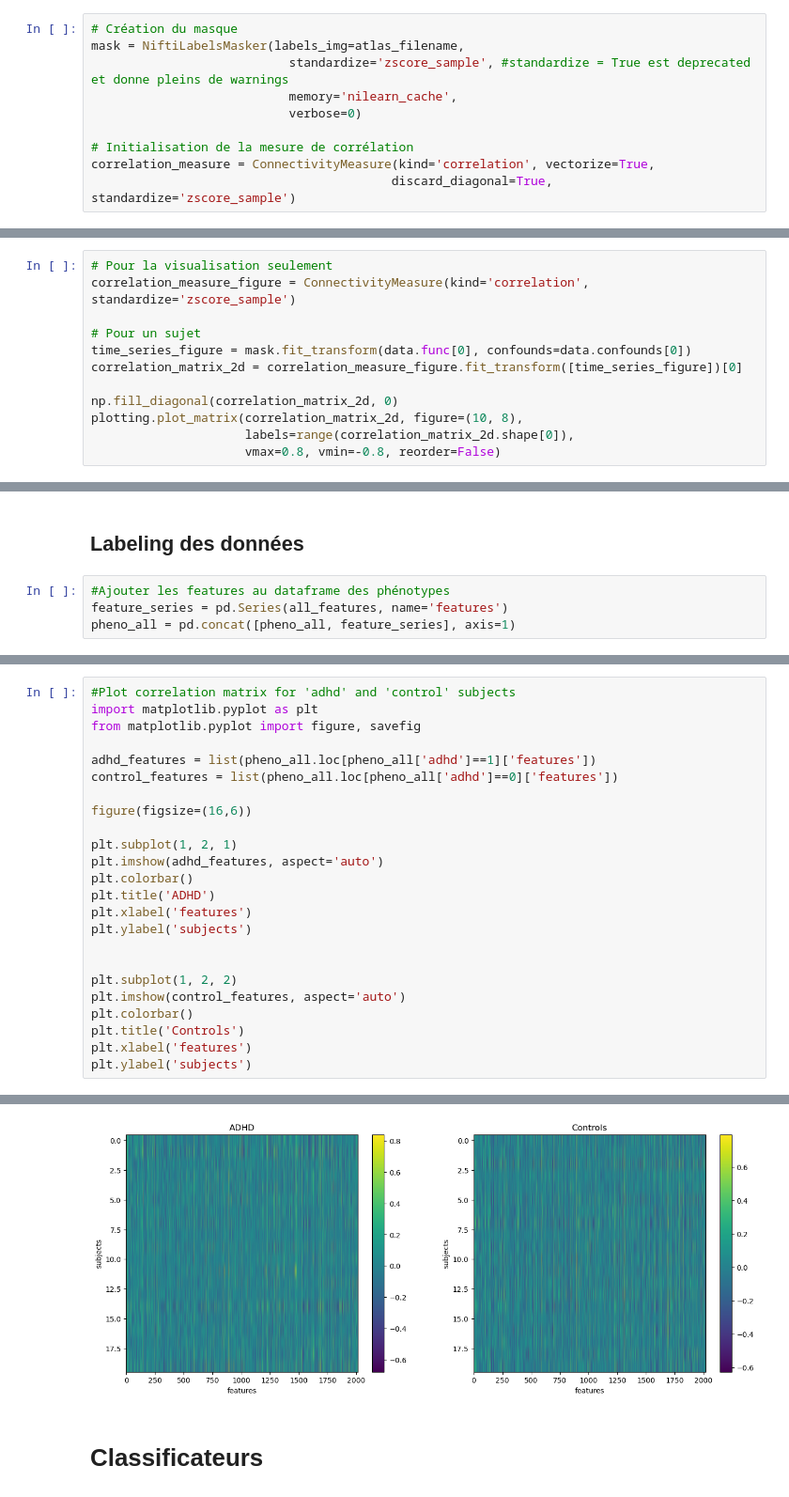
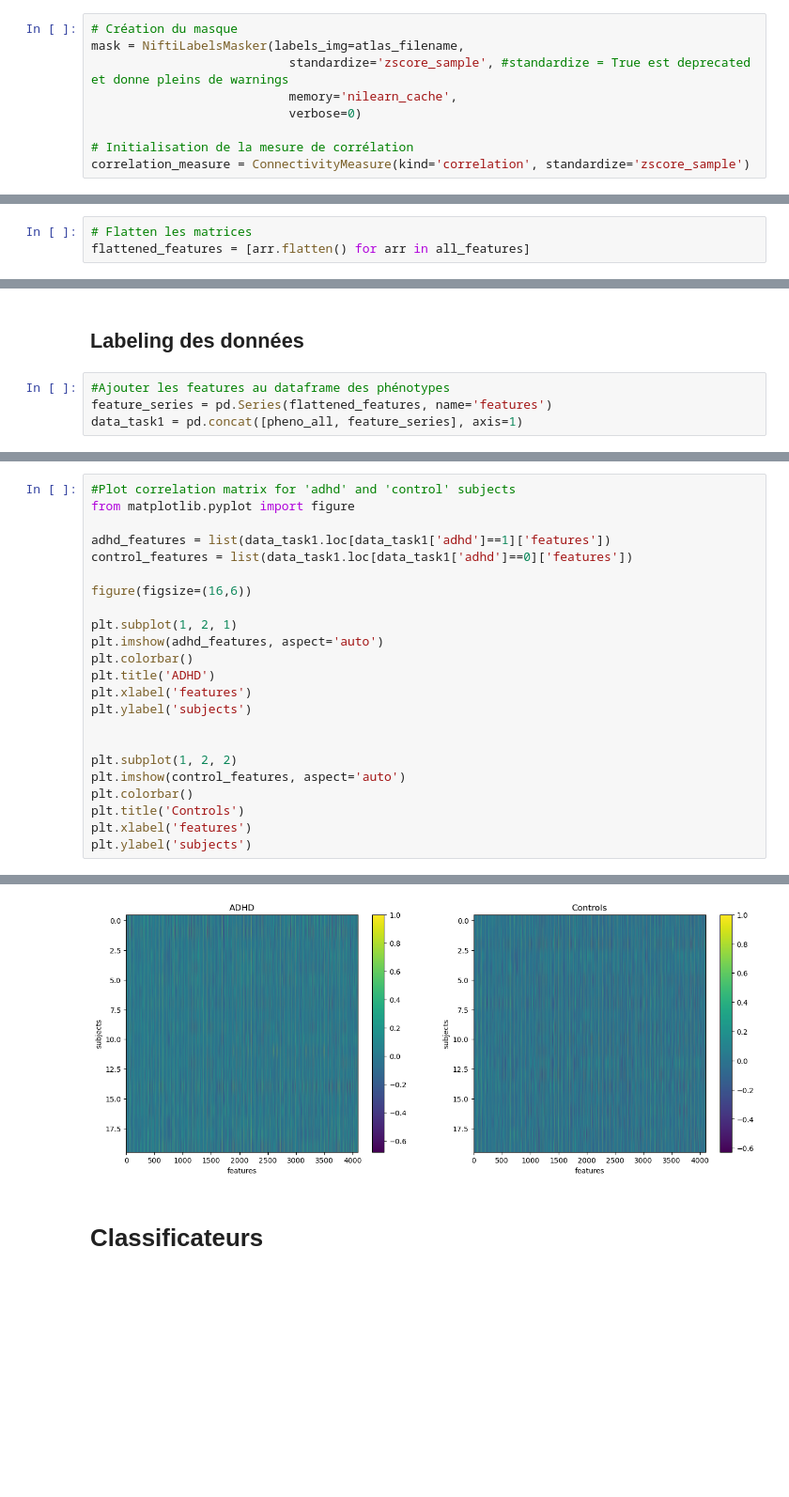
Before and after one commit to psy3019-6973-2026/Nguyen_ProjetFinal, a Jupyter notebook: projet_final.ipynb, the cells around one changed output, grey strips where cells are left out. Shown at 94% size. Drawn from its saved outputs; the diff is of its cells as text; blank space fills up the shorter version.

```diff
--- a/projet_final.ipynb
+++ b/projet_final.ipynb
@@ -198,5 +198,4 @@ mask = NiftiLabelsMasker(labels_img=atlas_filename,
                            verbose=0)
 
 # Initialisation de la mesure de corrélation
-correlation_measure = ConnectivityMeasure(kind='correlation', vectorize=True,
-                                         discard_diagonal=True, standardize='zscore_sample')
+correlation_measure = ConnectivityMeasure(kind='correlation', standardize='zscore_sample')
@@ -221,12 +206,0 @@ Pour mon projet, je préfère donc utiliser la mesure de connectivité sans la d
-# %%
-# Pour la visualisation seulement
-correlation_measure_figure = ConnectivityMeasure(kind='correlation', standardize='zscore_sample')
-
-# Pour un sujet
-time_series_figure = mask.fit_transform(data.func[0], confounds=data.confounds[0])
-correlation_matrix_2d = correlation_measure_figure.fit_transform([time_series_figure])[0]
-
-np.fill_diagonal(correlation_matrix_2d, 0)
-plotting.plot_matrix(correlation_matrix_2d, figure=(10, 8),
-                     labels=range(correlation_matrix_2d.shape[0]),
-                     vmax=0.8, vmin=-0.8, reorder=False)
@@ -235,0 +220,3 @@ plotting.plot_matrix(correlation_matrix_2d, figure=(10, 8),
+# %%
+# Flatten les matrices
+flattened_features = [arr.flatten() for arr in all_features]
@@ -269,6 +266,6 @@ plot_connectome(correlation_matrix_2d, label_coordinates,
 ## Labeling des données
 # %%
 #Ajouter les features au dataframe des phénotypes
-feature_series = pd.Series(all_features, name='features')
-pheno_all = pd.concat([pheno_all, feature_series], axis=1)
+feature_series = pd.Series(flattened_features, name='features')
+data_task1 = pd.concat([pheno_all, feature_series], axis=1)
 # %%
@@ -278,30 +275,29 @@ pheno_all.to_csv(path, index=False)
 # %%
 #Plot correlation matrix for 'adhd' and 'control' subjects
-import matplotlib.pyplot as plt
-from matplotlib.pyplot import figure, savefig
+from matplotlib.pyplot import figure
 
-adhd_features = list(pheno_all.loc[pheno_all['adhd']==1]['features'])
-control_features = list(pheno_all.loc[pheno_all['adhd']==0]['features'])
+adhd_features = list(data_task1.loc[data_task1['adhd']==1]['features'])
+control_features = list(data_task1.loc[data_task1['adhd']==0]['features'])
 
 figure(figsize=(16,6))
 
 plt.subplot(1, 2, 1)
 plt.imshow(adhd_features, aspect='auto')
 plt.colorbar()
 plt.title('ADHD')
 plt.xlabel('features')
 plt.ylabel('subjects')
 
 
 plt.subplot(1, 2, 2)
 plt.imshow(control_features, aspect='auto')
 plt.colorbar()
 plt.title('Controls')
 plt.xlabel('features')
 plt.ylabel('subjects')
 # %% [output]
 Text(0, 0.5, 'subjects')
-[figure, old version]
+[figure, new version]
 # %% [markdown]
 # Classificateurs
 # %%
```
Also changed, not shown: parts of 27 cells of this notebook, 1 other file.
